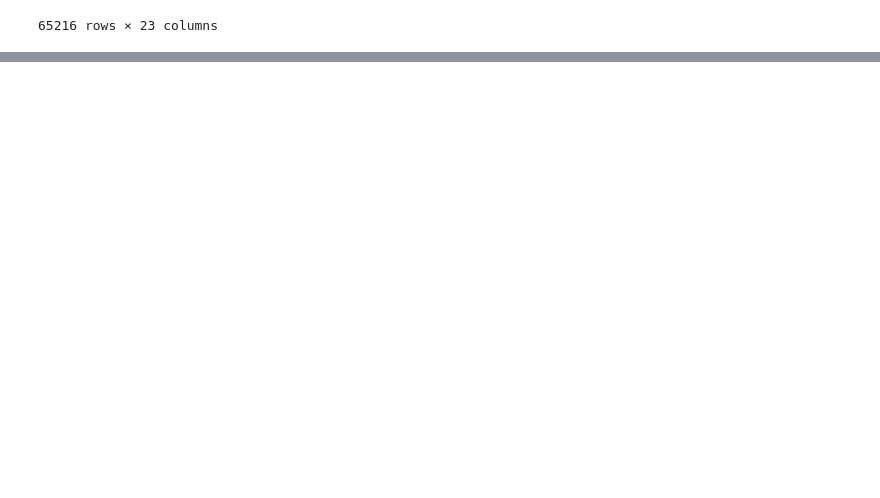
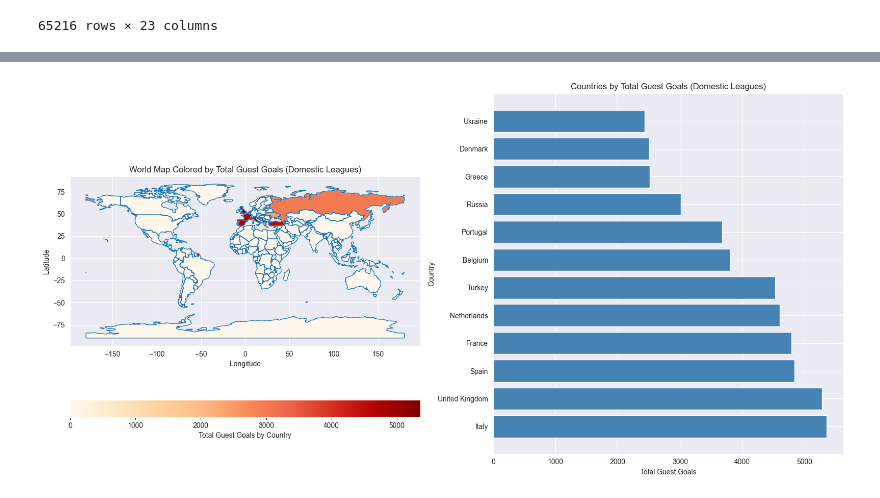
Before and after one commit to B-u-b-y/Jupiter-Notebooks, a Jupyter notebook: notebooks/games.ipynb, the cells around one changed output, grey strips where cells are left out. Drawn from its saved outputs; the diff is of its cells as text; code cells hidden in the pictures; blank space fills up the shorter version.

```diff
--- a/notebooks/games.ipynb
+++ b/notebooks/games.ipynb
@@ -57,0 +123,15 @@ This dataset provides comprehensive information on various matches, making it us
+# %%
+# Check for duplicate rows in the dataset
+duplicate_rows = df[df.duplicated()]
+print(len(duplicate_rows), 'duplicate rows found')
+
+# Filling missing values with 'unknown' for categorical columns
+df.loc[df['stadium'].isnull(), 'stadium'] = 'unknown'
+df.loc[df['referee'].isnull(), 'referee'] = 'unknown'
+df.loc[df['home_club_manager_name'].isnull(), 'home_club_manager_name'] = 'unknown'
+df.loc[df['away_club_manager_name'].isnull(), 'away_club_manager_name'] = 'unknown'
+df.loc[df['home_club_name'].isnull(), 'home_club_name'] = 'unknown'
+df.loc[df['away_club_name'].isnull(), 'away_club_name'] = 'unknown'
+df.loc[df['home_club_formation'].isnull(), 'home_club_formation'] = 'unknown'
+df.loc[df['away_club_formation'].isnull(), 'away_club_formation'] = 'unknown'
+df.drop(columns=['url'], inplace=True)
@@ -57,0 +298,50 @@ This dataset provides comprehensive information on various matches, making it us
+# %%
+import geopandas as gpd
+# Load the GeoDataFrame
+geo_df = gpd.read_file('../ne_110m_admin_0_countries/ne_110m_admin_0_countries.shp')
+
+# Filter the DataFrame for domestic league competitions
+df_domestic = df[df['competition_type'] == 'domestic_league']
+
+# Aggregate the guest goals by country for domestic leagues
+goals_by_country = df_domestic.groupby('country')['away_club_goals'].sum().reset_index()
+
+# Merge with the GeoDataFrame
+merged = geo_df.merge(goals_by_country, left_on='ADMIN', right_on='country', how='left')
+
+# Fill NaN values with 0 for countries with no guest goals
+merged['away_club_goals'] = merged['away_club_goals'].fillna(0)
+
+# Filter to include only countries with goals > 0 and create a copy
+merged_goals_positive = merged[merged['away_club_goals'] > 0].copy()
+
+# Sort the DataFrame by away_club_goals in descending order
+merged_goals_positive.sort_values(by='away_club_goals', ascending=False, inplace=True)
+
+# Create subplots: one for the map and one for the bar chart
+fig, (ax_map, ax_bar) = plt.subplots(1, 2, figsize=(16, 8))
+
+# Plot the world map
+merged.boundary.plot(ax=ax_map, linewidth=1)
+merged.plot(column='away_club_goals', ax=ax_map, legend=True,
+            legend_kwds={'label': "Total Guest Goals by Country",
+                         'orientation': "horizontal"},
+            cmap='OrRd', missing_kwds={"color": "lightgrey"})
+
+ax_map.set_title('World Map Colored by Total Guest Goals (Domestic Leagues)')
+ax_map.set_xlabel('Longitude')
+ax_map.set_ylabel('Latitude')
+
+# Plot the bar chart
+ax_bar.barh(merged_goals_positive['country'], merged_goals_positive['away_club_goals'], color='steelblue')
+ax_bar.set_title('Countries by Total Guest Goals (Domestic Leagues)')
+ax_bar.set_xlabel('Total Guest Goals')
+ax_bar.set_ylabel('Country')
+
+# Adjust layout
+plt.tight_layout()
+
+# Show the plots
+plt.show()
+# %% [output]
+[figure, added]
```
Also changed, not shown: parts of 19 cells of this notebook.
